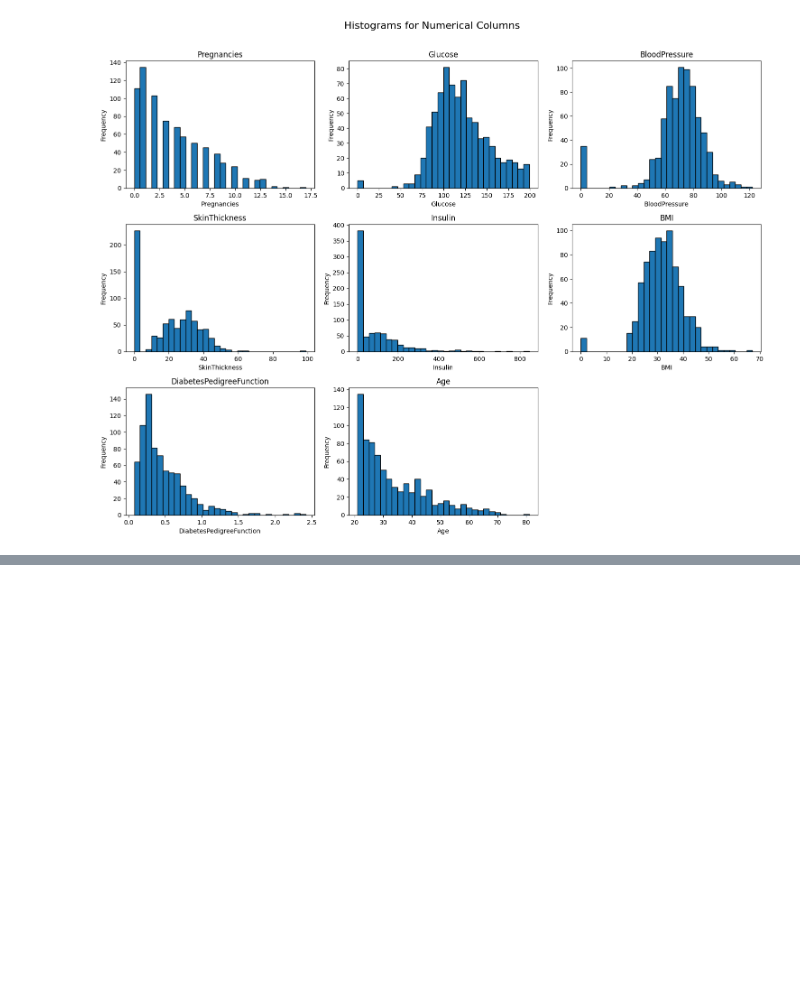
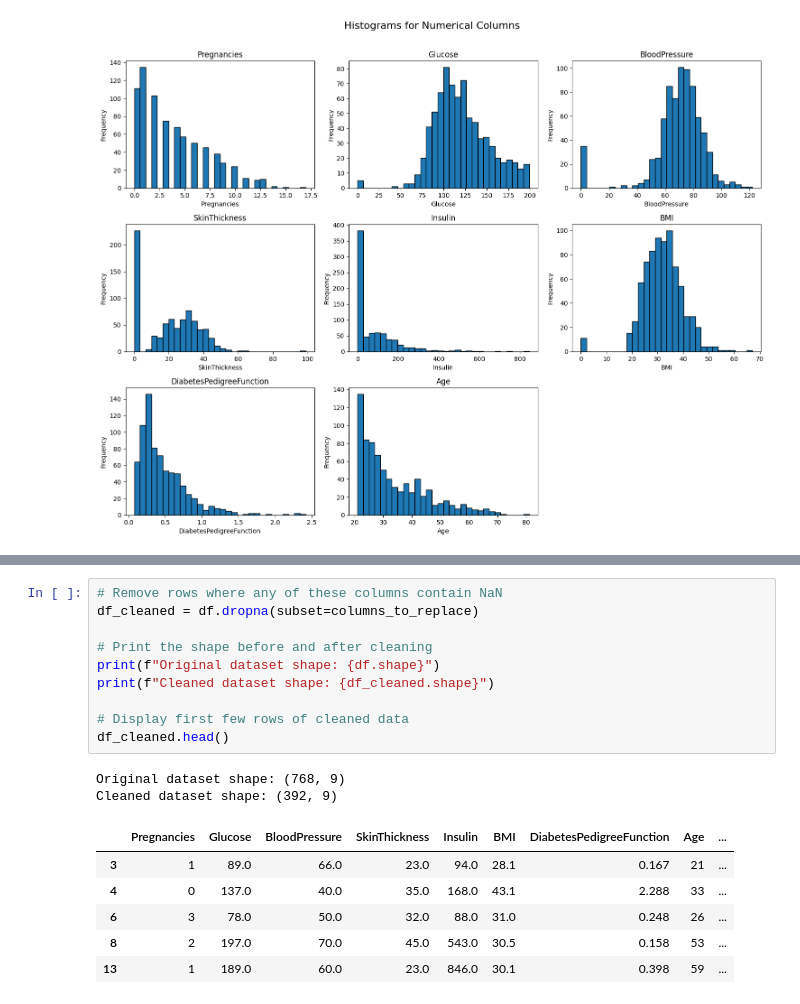
Before and after one commit to nigelmaxwee/sc5010-introduction-to-data-analysis, a Jupyter notebook: data-preprocessing.ipynb, the cells around one changed output, grey strips where cells are left out. Cells and saved outputs as stored; diff of their text form; blank space fills up the shorter version.

```diff
--- a/data-preprocessing.ipynb
+++ b/data-preprocessing.ipynb
@@ -133,0 +152,19 @@ plt.show()
+# %%
+# Remove rows where any of these columns contain NaN
+df_cleaned = df.dropna(subset=columns_to_replace)
+
+# Print the shape before and after cleaning
+print(f"Original dataset shape: {df.shape}")
+print(f"Cleaned dataset shape: {df_cleaned.shape}")
+
+# Display first few rows of cleaned data
+df_cleaned.head()
+# %% [output]
+Original dataset shape: (768, 9)
+Cleaned dataset shape: (392, 9)
+|  | Pregnancies | Glucose | BloodPressure | SkinThickness | Insulin | BMI | DiabetesPedigreeFunction | Age | ... |
+| 3 | 1 | 89.0 | 66.0 | 23.0 | 94.0 | 28.1 | 0.167 | 21 | ... |
+| 4 | 0 | 137.0 | 40.0 | 35.0 | 168.0 | 43.1 | 2.288 | 33 | ... |
+| 6 | 3 | 78.0 | 50.0 | 32.0 | 88.0 | 31.0 | 0.248 | 26 | ... |
+| 8 | 2 | 197.0 | 70.0 | 45.0 | 543.0 | 30.5 | 0.158 | 53 | ... |
+| 13 | 1 | 189.0 | 60.0 | 23.0 | 846.0 | 30.1 | 0.398 | 59 | ... |
```
Also changed, not shown: parts of 5 cells of this notebook.
